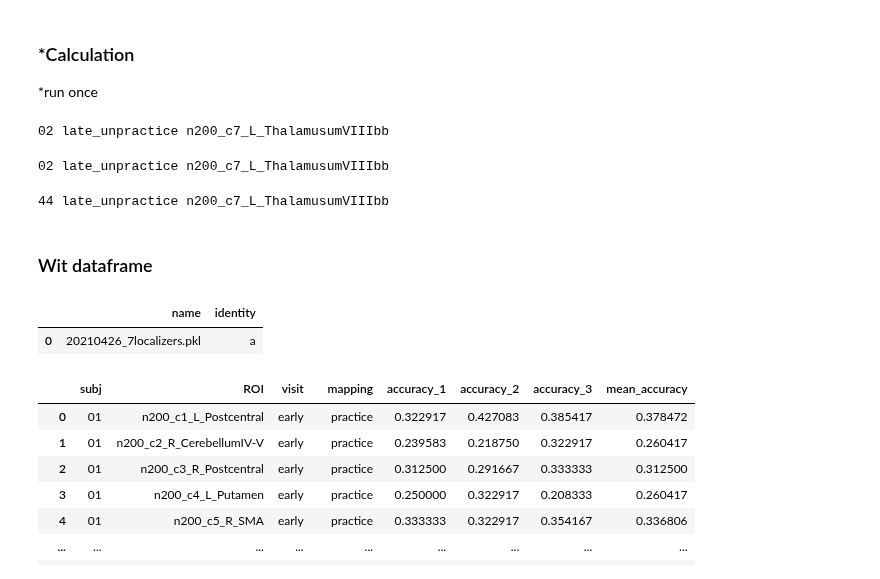
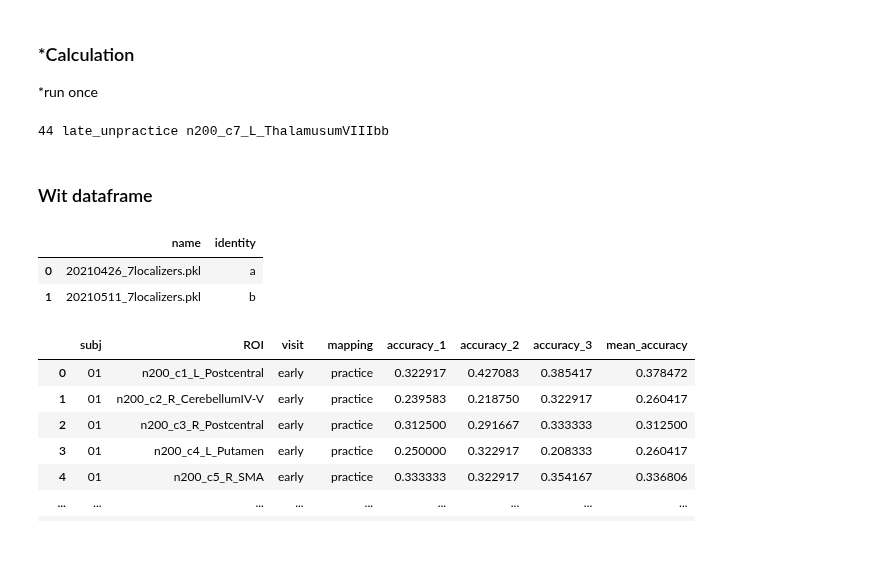
Before and after one commit to psb629/labs, a Jupyter notebook: GA/scripts/fMRI_analysis_to_publish.ipynb, the cells around one changed output. Cells and saved outputs as stored; diff of their text form; code cells hidden in the pictures; blank space fills up the shorter version.

```diff
--- a/GA/scripts/fMRI_analysis_to_publish.ipynb
+++ b/GA/scripts/fMRI_analysis_to_publish.ipynb
@@ -38,6 +43,5 @@ GA = mydef.GA()
 # %%
 ## ROI
-GA.roi_imgs = {}
 path_list = sorted(glob(join(GA.dir_mask,'localizer','n200_*.nii')))
 for path in path_list:
     roi = path.split('/')[-1].replace('_mask.nii', '')
@@ -89,26 +93,9 @@ GA.roi_imgs
 ### *Calculation
 *run once
 # %%
-# # for subj in GA.list_subj:
+for subj in GA.list_subj:
 # for subj in ['01', '02']:
-#     betas = {}    ## memory reduction
-#     for stage in GA.list_stage:
-#         beta = GA.load_beta(subj, stage)
-#         betas[subj, stage] = beta[subj, stage]
-#     GA.cross_valid(betas, GA.roi_imgs, GA.lda)
+    for stage in GA.list_stage:
+        GA.cross_valid(GA.load_beta(subj, stage), GA.lda)
 # %% [output]
-02 late_unpractice n200_c7_L_ThalamusumVIIIbb
+44 late_unpractice n200_c7_L_ThalamusumVIIIbb
-# %%
-# for subj in GA.list_subj:
-for subj in ['01', '02']:
-    for stage in GA.list_stage:
-        GA.cross_valid(GA.load_beta(subj, stage), GA.lda)
-# %% [output]
-02 late_unpractice n200_c7_L_ThalamusumVIIIbb
-# %%
-## save the result
-pkl_name = '7localizers'
-with open(join(GA.dir_script, today+'_%s.pkl'%pkl_name),"wb") as fw:
-    pickle.dump(GA.scores, fw)
-# %% [output]
-44 late_unpractice n200_c7_L_ThalamusumVIIIbb
@@ -116,9 +106,8 @@ with open(join(GA.dir_script, today+'_%s.pkl'%pkl_name),"wb") as fw:
 ### Wit dataframe
 # %%
 ## compare by type
-pkl_name = '7localizers'
-temp = GA.show_pkl_list(GA.dir_script, pkl_name)
-temp
+GA.show_pkl_list(GA.dir_script, '7localizers')
 # %% [output]
 |  | name | identity |
 | 0 | 20210426_7localizers.pkl | a |
+| 1 | 20210511_7localizers.pkl | b |
```
Also changed, not shown: parts of 28 cells of this notebook, 3 other files.
